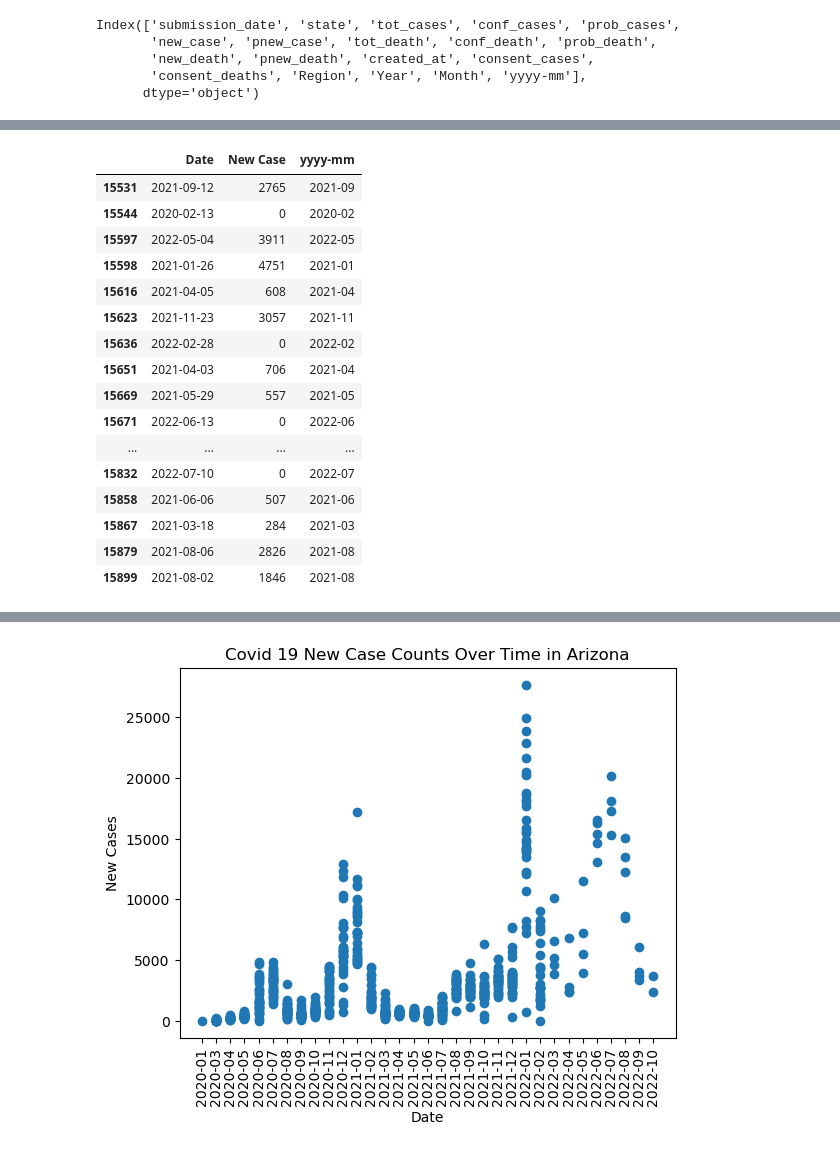
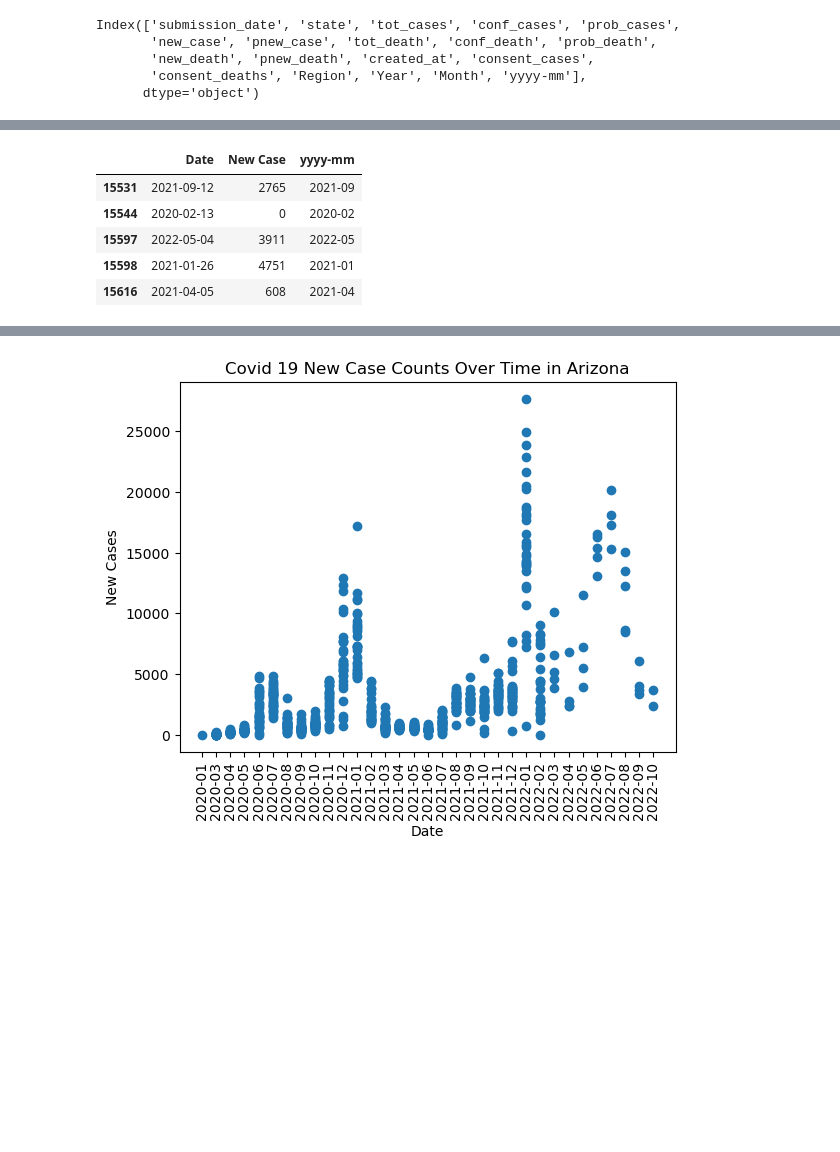
Before and after one commit to kkevin1999/Data_Project_1, a Jupyter notebook: tracey.ipynb, the cells around one changed output, grey strips where cells are left out. Drawn from its saved outputs; the diff is of its cells as text; code cells hidden in the pictures; blank space fills up the shorter version.

```diff
--- a/tracey.ipynb
+++ b/tracey.ipynb
@@ -101,25 +101,14 @@ arizona.head()
 | 15616 | 2021-04-05 | AZ | 845535 | 785485.0 | 60050.0 | 608 | 70.0 | 16990 | 15063.0 | ... |
 # %%
 arizona_reduced = arizona[["Date","New Case","yyyy-mm"]]
-arizona_reduced.head (20)
+arizona_reduced.head ()
 # %% [output]
 |  | Date | New Case | yyyy-mm |
 | 15531 | 2021-09-12 | 2765 | 2021-09 |
 | 15544 | 2020-02-13 | 0 | 2020-02 |
 | 15597 | 2022-05-04 | 3911 | 2022-05 |
 | 15598 | 2021-01-26 | 4751 | 2021-01 |
 | 15616 | 2021-04-05 | 608 | 2021-04 |
-| 15623 | 2021-11-23 | 3057 | 2021-11 |
-| 15636 | 2022-02-28 | 0 | 2022-02 |
-| 15651 | 2021-04-03 | 706 | 2021-04 |
-| 15669 | 2021-05-29 | 557 | 2021-05 |
-| 15671 | 2022-06-13 | 0 | 2022-06 |
-| ... | ... | ... | ... |
-| 15832 | 2022-07-10 | 0 | 2022-07 |
-| 15858 | 2021-06-06 | 507 | 2021-06 |
-| 15867 | 2021-03-18 | 284 | 2021-03 |
-| 15879 | 2021-08-06 | 2826 | 2021-08 |
-| 15899 | 2021-08-02 | 1846 | 2021-08 |
 # %%
 arizona2 = arizona_reduced.sort_values(["Date"], ascending=True)
 
```
Also changed, not shown: parts of 8 cells of this notebook, 1 other file.
